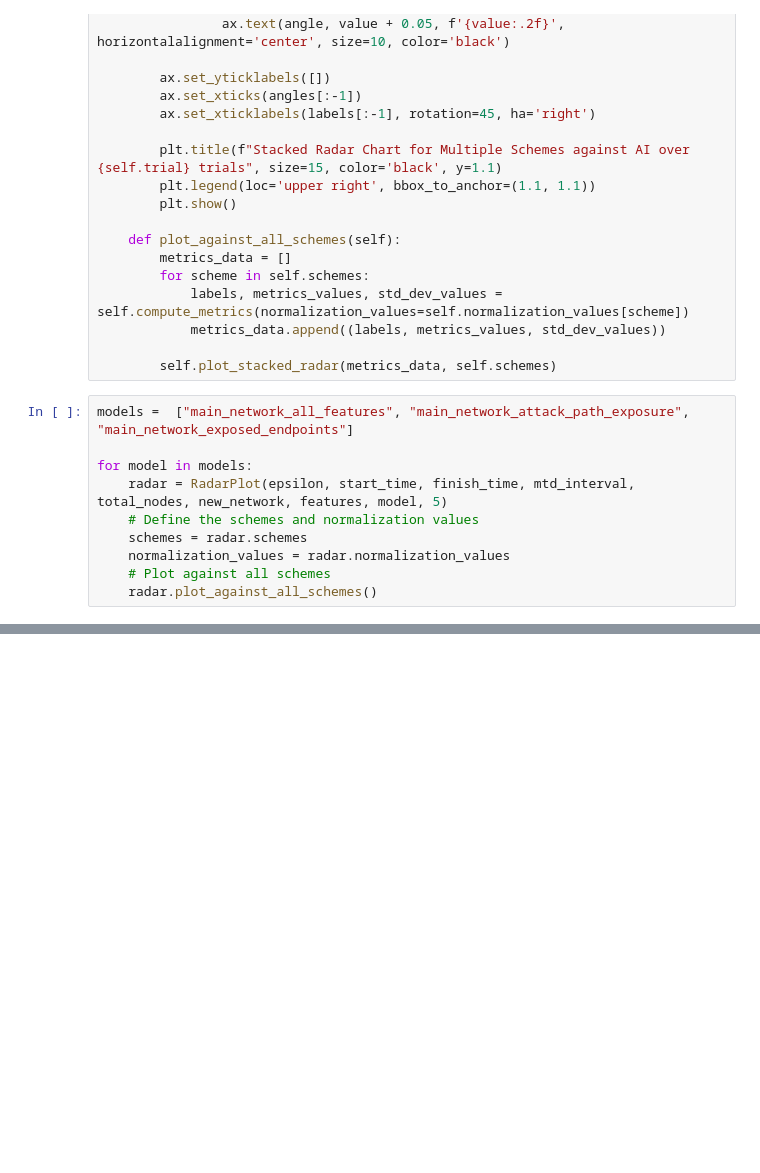
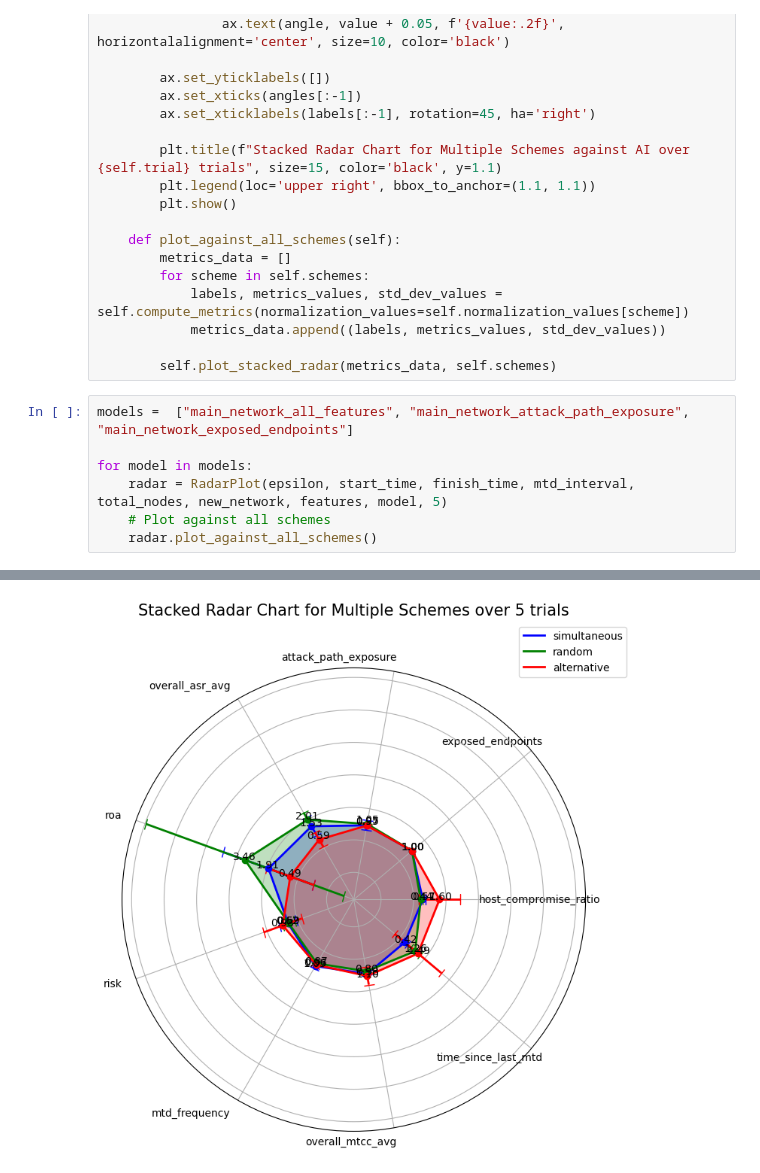
Before and after one commit to MoeBuTa/MTDSim, a Jupyter notebook: experiments/radar_charts.ipynb, the cells around one changed output, grey strips where cells are left out. Cells and saved outputs as stored; diff of their text form; blank space fills up the shorter version.

Commit message:
radar charts

```diff
--- a/experiments/radar_charts.ipynb
+++ b/experiments/radar_charts.ipynb
@@ -227,9 +227,6 @@ models =  ["main_network_all_features", "main_network_attack_path_exposure", "ma
 
 for model in models:
     radar = RadarPlot(epsilon, start_time, finish_time, mtd_interval, total_nodes, new_network, features, model, 5)
-    # Define the schemes and normalization values
-    schemes = radar.schemes
-    normalization_values = radar.normalization_values
     # Plot against all schemes
     radar.plot_against_all_schemes()
 # %% [output]
@@ -236,0 +250 @@ Compiled the loaded model, but the compiled metrics have yet to be built. `model
+[figure, added]
```
Also changed, not shown: parts of 1 cell of this notebook, 2 other files.
